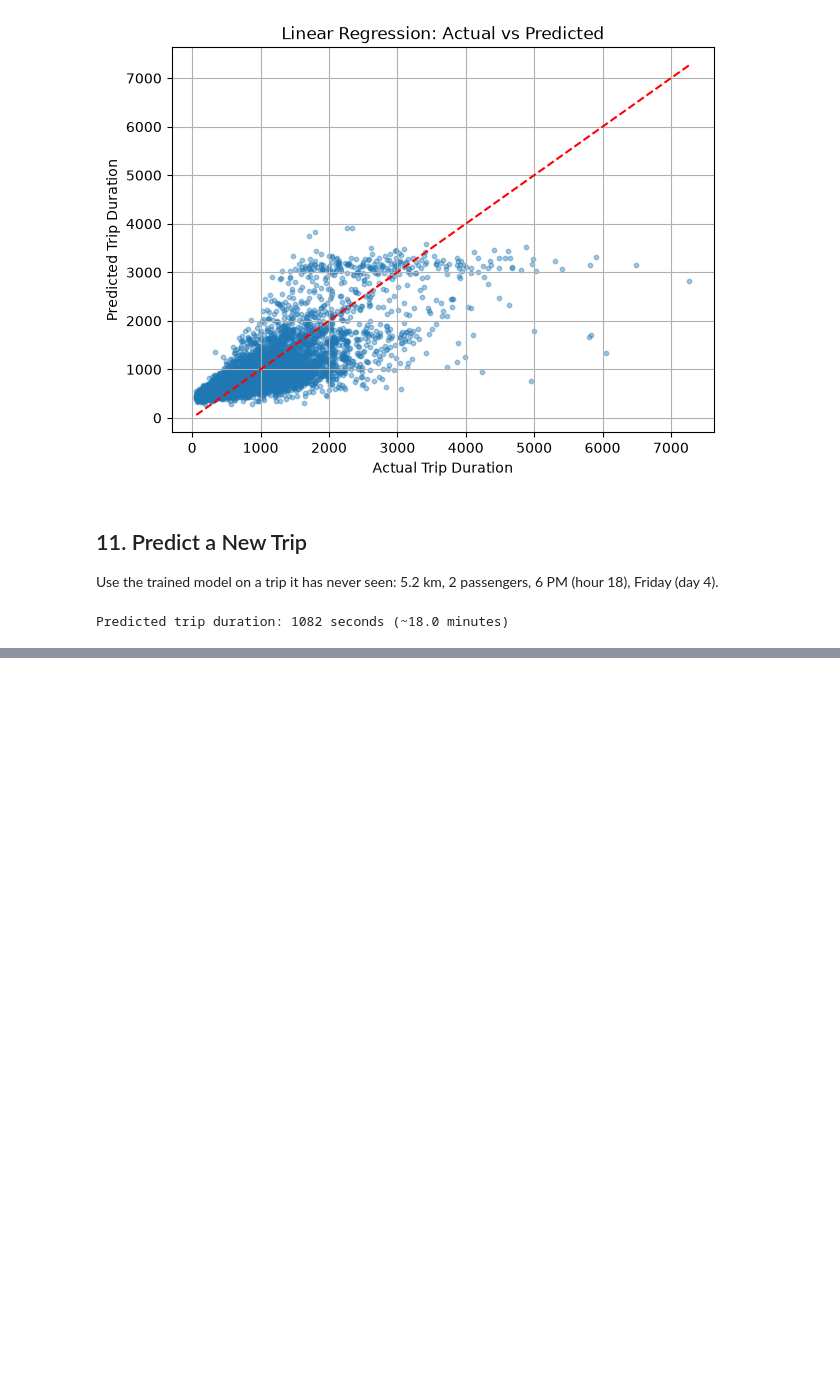
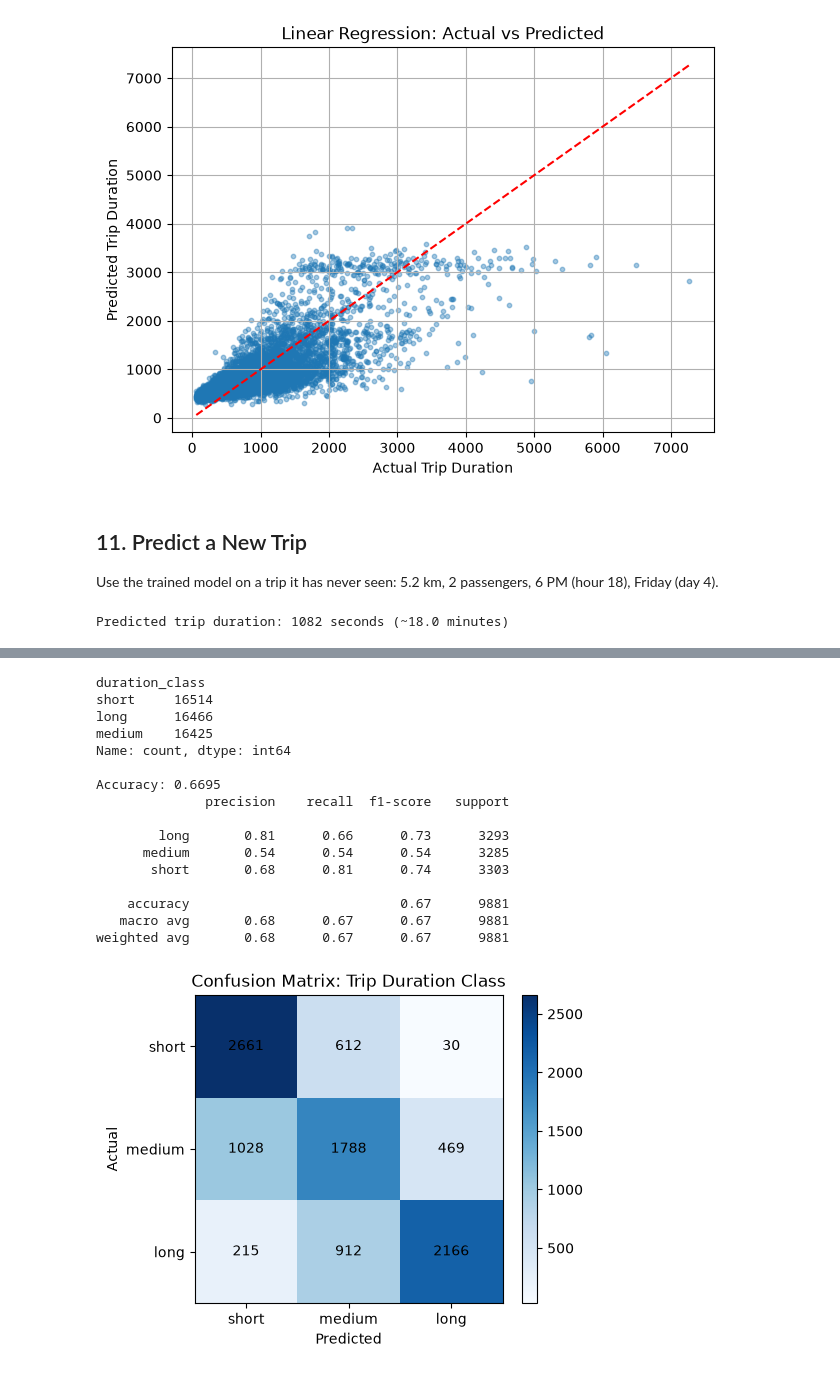
Before and after one commit to cosmic-J/NYC_Taxi_Trip_Duration, a Jupyter notebook: nyc_setter_commented.ipynb, the cells around one changed output, grey strips where cells are left out. Cells and saved outputs as stored; diff of their text form; code cells hidden in the pictures; blank space fills up the shorter version.

```diff
--- a/nyc_setter_commented.ipynb
+++ b/nyc_setter_commented.ipynb
@@ -275,0 +293,47 @@ Predicted trip duration: 1082 seconds (~18.0 minutes)
+# %%
+df["duration_class"] = pd.qcut(df["trip_duration"], q=3, labels=["short", "medium", "long"])
+print(df["duration_class"].value_counts())
+
+Xc_train, Xc_test, yc_train, yc_test = train_test_split(
+    df[features], df["duration_class"], test_size=0.2, random_state=42,
+    stratify=df["duration_class"])
+
+clf = make_pipeline(StandardScaler(), LogisticRegression(max_iter=1000))
+clf.fit(Xc_train, yc_train)
+yc_pred = clf.predict(Xc_test)
+
+print(f"\nAccuracy: {accuracy_score(yc_test, yc_pred):.4f}")
+print(classification_report(yc_test, yc_pred))
+
+labels = ["short", "medium", "long"]
+cm = confusion_matrix(yc_test, yc_pred, labels=labels)
+plt.figure(figsize=(5, 4))
+plt.imshow(cm, cmap="Blues")
+plt.colorbar()
+plt.xticks(range(3), labels)
+plt.yticks(range(3), labels)
+for i in range(3):
+    for j in range(3):
+        plt.text(j, i, cm[i, j], ha="center", va="center")
+plt.xlabel("Predicted")
+plt.ylabel("Actual")
+plt.title("Confusion Matrix: Trip Duration Class")
+plt.show()
+# %% [output]
+duration_class
+short     16514
+long      16466
+medium    16425
+Name: count, dtype: int64
+
+Accuracy: 0.6695
+              precision    recall  f1-score   support
+
+        long       0.81      0.66      0.73      3293
+      medium       0.54      0.54      0.54      3285
+       short       0.68      0.81      0.74      3303
+
+    accuracy                           0.67      9881
+   macro avg       0.68      0.67      0.67      9881
+weighted avg       0.68      0.67      0.67      9881
+[figure, added]
```
Also changed, not shown: parts of 12 cells of this notebook, 1 other file.
